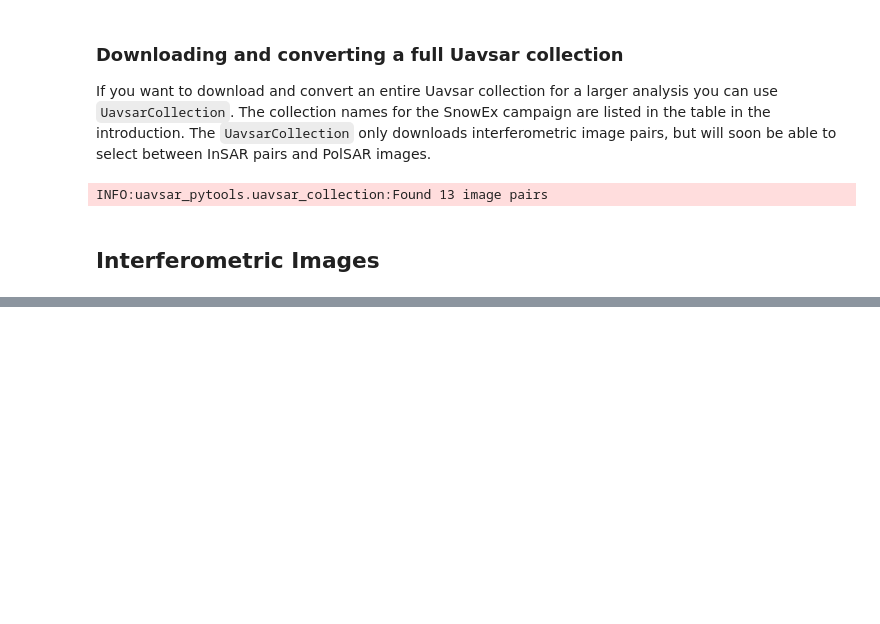
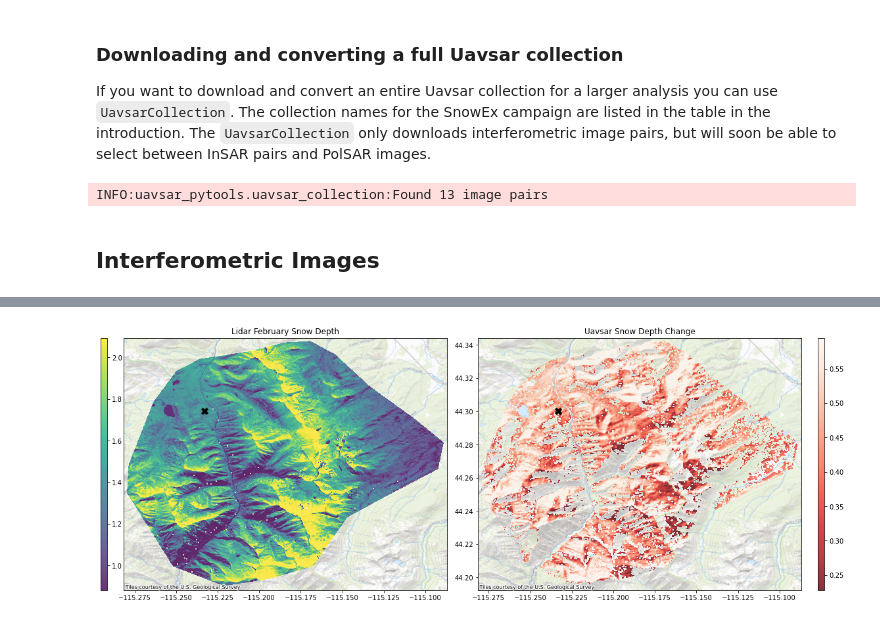
Before and after one commit to snowex-hackweek/website-2022, a Jupyter notebook: book/tutorials/uavsar/uavsar_tutorial.ipynb, the cells around one changed output, grey strips where cells are left out. Drawn from its saved outputs; the diff is of its cells as text; code cells hidden in the pictures; blank space fills up the shorter version.

```diff
--- a/book/tutorials/uavsar/uavsar_tutorial.ipynb
+++ b/book/tutorials/uavsar/uavsar_tutorial.ipynb
@@ -202,0 +284,30 @@ cd /tmp/tutorial-data
+# %%
+lidar_sd = rxa.open_rasterio(join(data_dir, 'lidar_snow_depth.tiff'))
+
+f, axes = plt.subplots(1, 2 ,figsize = (16,12))
+
+vis_dic = {'lidar_snow_depth': 'viridis', 'sd': 'Reds_r'}
+
+for i, (name, cmap) in enumerate(vis_dic.items()):
+    with rio.open(join(data_dir, f'{name}.tiff')) as src:
+        ax = axes[i]
+        vmin, vmax = np.nanquantile(src.read(1), [0.1, 0.9])
+        im = show(src, ax = ax, vmin = vmin, vmax = vmax, cmap = cmap, zorder = 1, alpha = 0.8)
+        divider = make_axes_locatable(ax)
+        ax.scatter(snotel_coords[1], snotel_coords[0], s = 70, c = 'black', marker = 'x', linewidths = 4)
+        cx.add_basemap(ax, crs=src.crs, alpha = 0.8, source = cx.providers.USGS.USTopo)
+
+    if i == 1:
+        cax = divider.append_axes('right', size='2%', pad=0.35)
+        ax.set_title('Uavsar Snow Depth Change')
+
+    else:
+        ax.yaxis.set_visible(False)
+        cax = divider.append_axes('left', size='2%', pad=0.35)
+        ax.set_title('Lidar February Snow Depth')
+
+    f.colorbar(im.get_images()[0], cax=cax, orientation='vertical')
+
+f.tight_layout()
+# %% [output]
+[figure, added]
```
Also changed, not shown: parts of 11 cells of this notebook, 1 other file.
